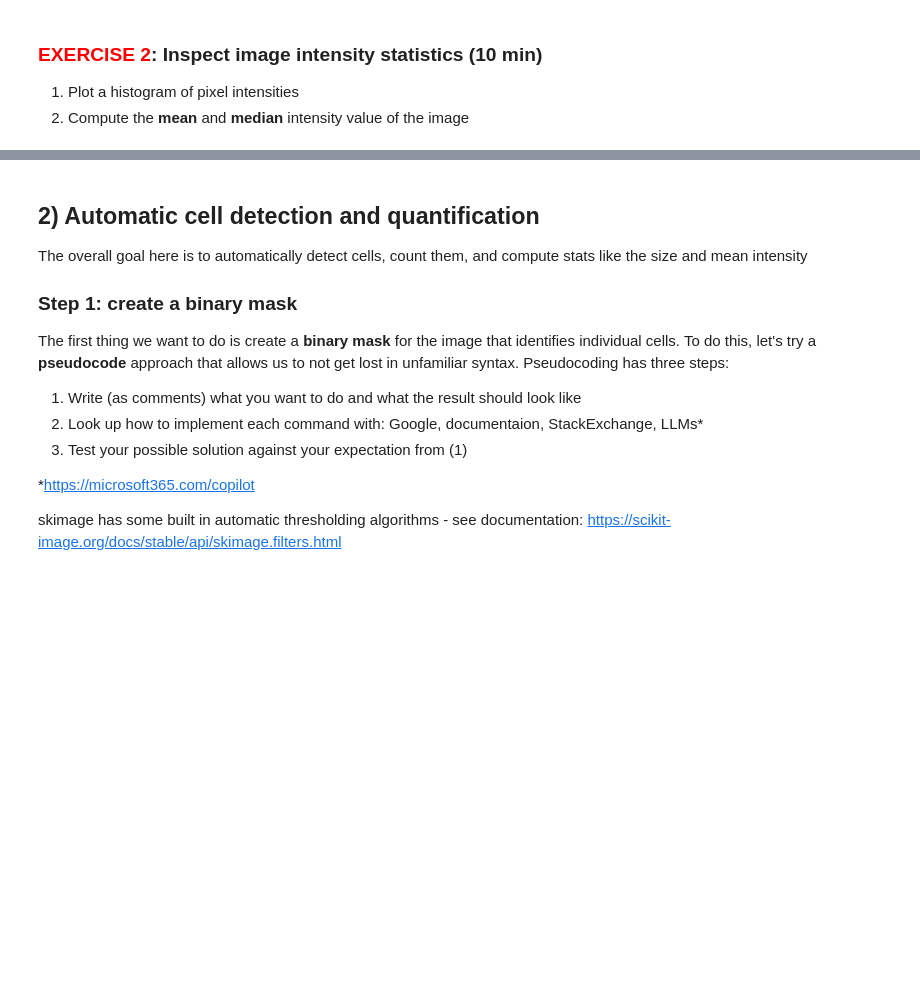
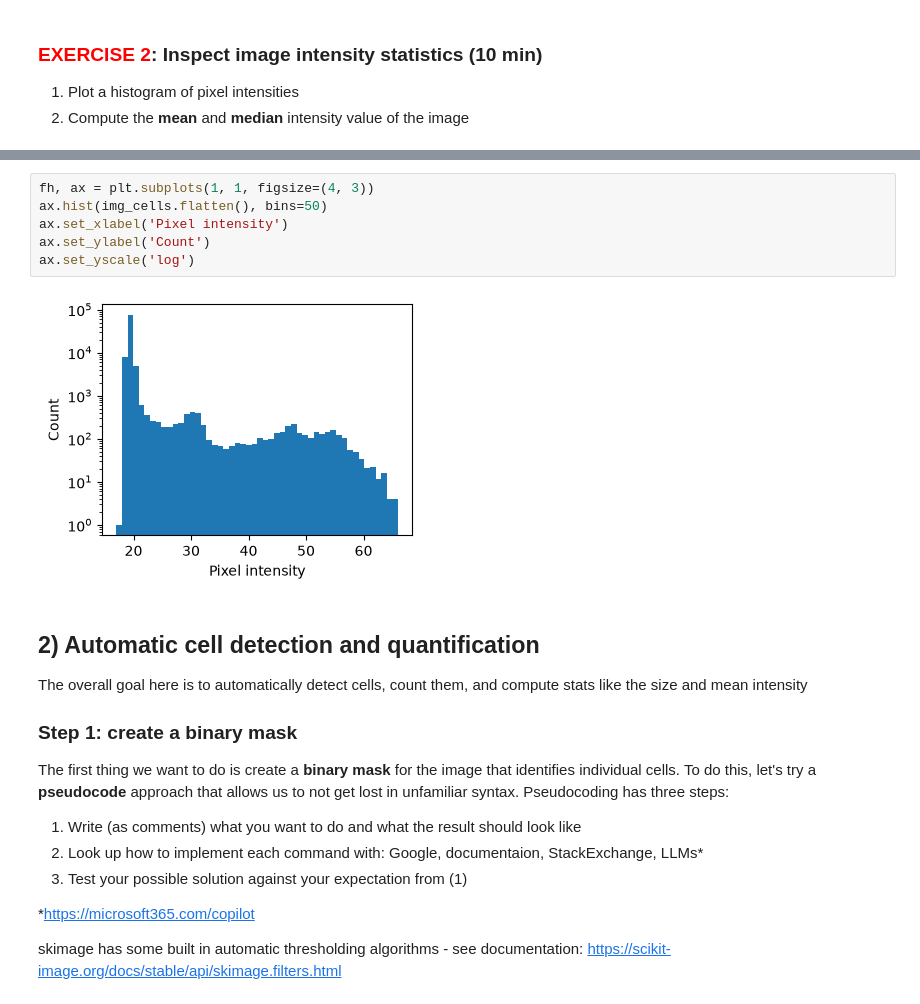
Before and after one commit to ABIO558/ABIO558-Fall2026, a Jupyter notebook: miniproject_3_blank.ipynb, the cells around one changed output, grey strips where cells are left out. Cells and saved outputs as stored; diff of their text form; blank space fills up the shorter version.

```diff
--- a/miniproject_3_blank.ipynb
+++ b/miniproject_3_blank.ipynb
@@ -47,3 +83,11 @@ Also note the direction of the y axis when displaying the image
+# %%
+fh, ax = plt.subplots(1, 1, figsize=(4, 3))
+ax.hist(img_cells.flatten(), bins=50)
+ax.set_xlabel('Pixel intensity')
+ax.set_ylabel('Count')
+ax.set_yscale('log')
+# %% [output]
+[figure, added]
 # %% [markdown]
 ## 2) Automatic cell detection and quantification
 
```
Also changed, not shown: parts of 8 cells of this notebook.
